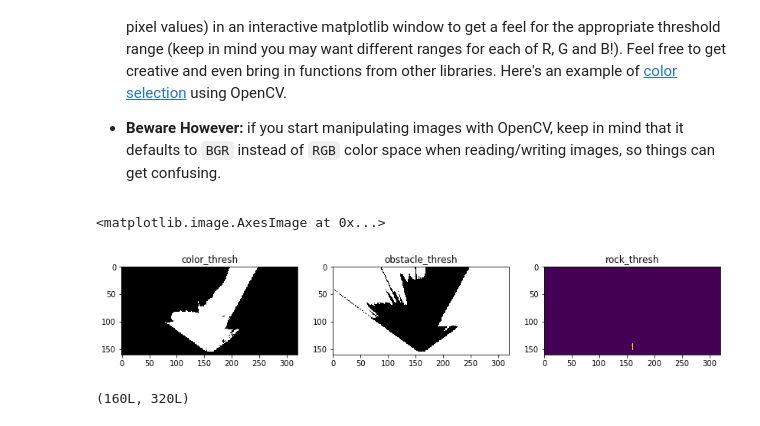
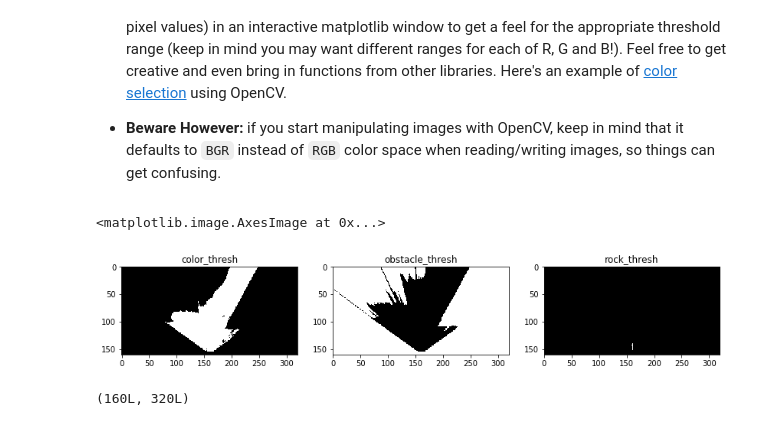
Before and after one commit to sketchout/RoboND-Rover-Project, a Jupyter notebook: code/Rover_Project_Test_Notebook.ipynb, the cells around one changed output. Drawn from its saved outputs; the diff is of its cells as text; code cells hidden in the pictures.

```diff
--- a/code/Rover_Project_Test_Notebook.ipynb
+++ b/code/Rover_Project_Test_Notebook.ipynb
@@ -133,6 +134,7 @@ def color_thresh(img, rgb_thresh=(160, 160, 160)):
 # Identify pixels below the threshold
 def obstacle_thresh(img, rgb_thresh=(80, 80, 50)):      # black
     obstacle_select = np.zeros_like(img[:,:,0])
+    # not a path, is an obstacle
     below_thresh = (img[:,:,0] < rgb_thresh[0]) \
             & (img[:,:,1] < rgb_thresh[1]) \
             & (img[:,:,2] < rgb_thresh[2])
@@ -154,6 +156,7 @@ def rock_thresh(img):
     # Bitwisze-AND mask and original image
 #     res = cv2.bitwise_and(img, img, mask=mask_rock)
 
+    # return mask rock
     return mask_rock
 
 f = plt.figure(figsize=(14,4))
@@ -163,36 +166,36 @@ f = plt.figure(figsize=(14,4))
 ax1 = plt.subplot(131)
 
 grid_warped = perspect_transform(grid_img, source, destination)
 color_threshed = color_thresh(grid_warped)
 
 ax1.set_title('color_thresh')
 # ax1.imshow(color_threshed)
 ax1.imshow(color_threshed, cmap='gray')
 
 #scipy.misc.imsave('../output/warped_threshed.jpg', threshed*255)
 
 
 # 132
 ax2 = plt.subplot(132)
 grid_warped = perspect_transform(grid_img, source, destination)
 obstacle_threshed = obstacle_thresh(grid_warped)
 
 ax2.set_title('obstacle_thresh')
 # ax2.imshow(obstacle_threshed)
 ax2.imshow(obstacle_threshed, cmap='gray')
 
 # 133
 ax2 = plt.subplot(133)
 
 rock_warped = perspect_transform(rock_img, source, destination)
 rock_threshed = rock_thresh(rock_warped)
 
 ax2.set_title('rock_thresh')
-# ax2.imshow(rock_threshed, cmap='gray')
-ax2.imshow(rock_threshed)
+# ax2.imshow(rock_threshed)
+ax2.imshow(rock_threshed, cmap='gray')
 # %% [output]
 <matplotlib.image.AxesImage at 0x...>
-[figure, old version]
+[figure, new version]
 # %%
 
 #threshed = color_thresh(warped)
```
Also changed, not shown: parts of 6 cells of this notebook, 3 other files.
